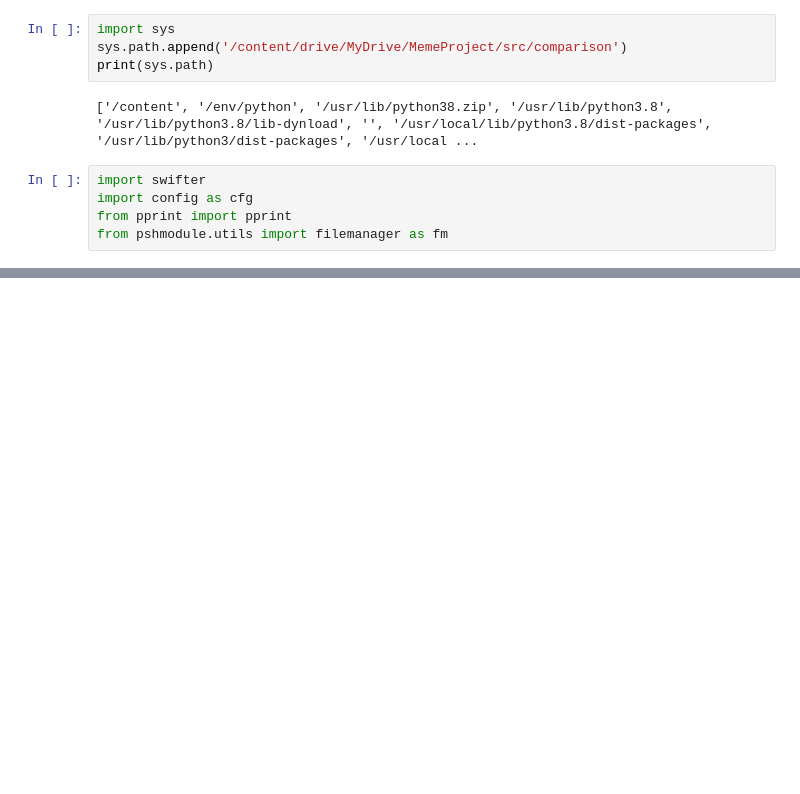
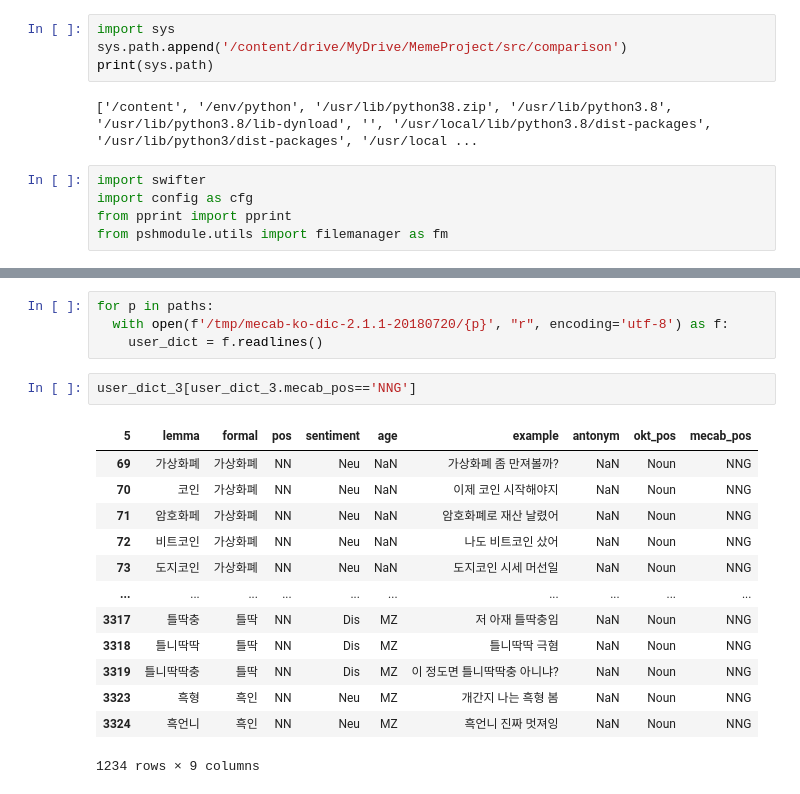
Before and after one commit to textnetkr/MemeProject, a Jupyter notebook: src/comparison/add_userdict.ipynb, the cells around one changed output, grey strips where cells are left out. Cells and saved outputs as stored; diff of their text form; blank space fills up the shorter version.

```diff
--- a/src/comparison/add_userdict.ipynb
+++ b/src/comparison/add_userdict.ipynb
@@ -269,0 +671,20 @@ user_dict = fm.load(config.user_dict)
+# %%
+for p in paths:
+  with open(f'/tmp/mecab-ko-dic-2.1.1-20180720/{p}', "r", encoding='utf-8') as f:
+    user_dict = f.readlines()
+# %%
+user_dict_3[user_dict_3.mecab_pos=='NNG']
+# %% [output]
+| 5 | lemma | formal | pos | sentiment | age | example | antonym | okt_pos | mecab_pos |
+| 69 | 가상화폐 | 가상화폐 | NN | Neu | NaN | 가상화폐 좀 만져볼까? | NaN | Noun | NNG |
+| 70 | 코인 | 가상화폐 | NN | Neu | NaN | 이제 코인 시작해야지 | NaN | Noun | NNG |
+| 71 | 암호화페 | 가상화폐 | NN | Neu | NaN | 암호화폐로 재산 날렸어 | NaN | Noun | NNG |
+| 72 | 비트코인 | 가상화폐 | NN | Neu | NaN | 나도 비트코인 샀어 | NaN | Noun | NNG |
+| 73 | 도지코인 | 가상화폐 | NN | Neu | NaN | 도지코인 시세 머선일 | NaN | Noun | NNG |
+| ... | ... | ... | ... | ... | ... | ... | ... | ... | ... |
+| 3317 | 틀딱충 | 틀딱 | NN | Dis | MZ | 저 아재 틀딱충임 | NaN | Noun | NNG |
+| 3318 | 틀니딱딱 | 틀딱 | NN | Dis | MZ | 틀니딱딱 극혐 | NaN | Noun | NNG |
+| 3319 | 틀니딱딱충 | 틀딱 | NN | Dis | MZ | 이 정도면 틀니딱딱충 아니냐? | NaN | Noun | NNG |
+| 3323 | 흑형 | 흑인 | NN | Neu | MZ | 개간지 나는 흑형 봄 | NaN | Noun | NNG |
+| 3324 | 흑언니 | 흑인 | NN | Neu | MZ | 흑언니 진짜 멋져잉 | NaN | Noun | NNG |
+1234 rows × 9 columns
```
Also changed, not shown: parts of 68 cells of this notebook.
